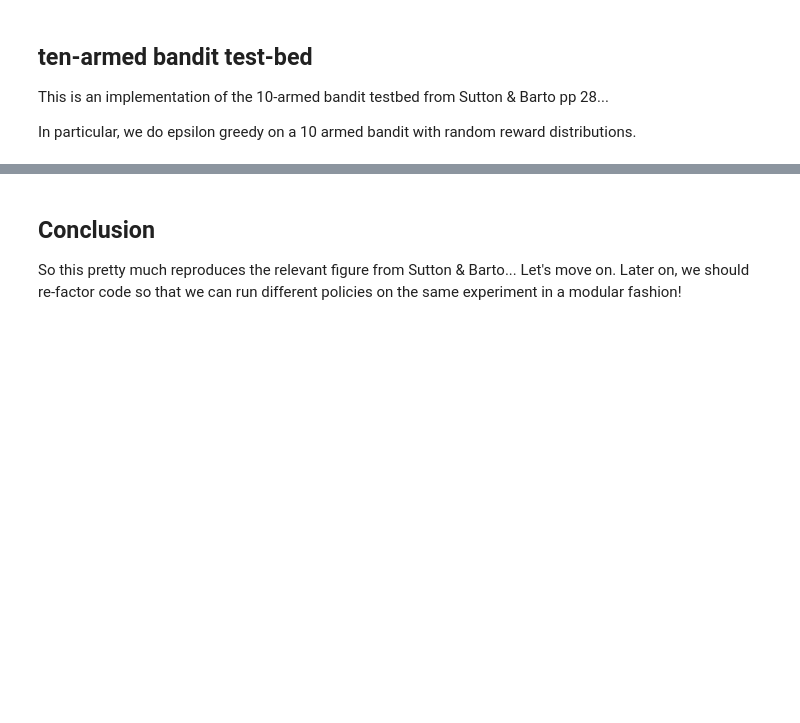
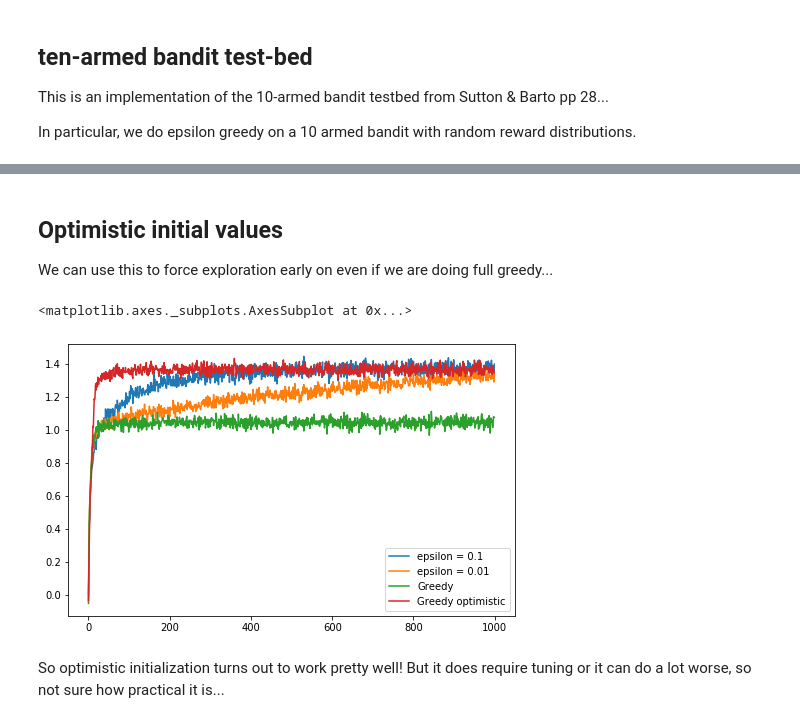
Before and after one commit to kjung/Sutton_Barto, a Jupyter notebook: notebooks/2020_12_23_k-armed-bandits.ipynb, the cells around one changed output, grey strips where cells are left out. Saved outputs shown, nothing was run; the diff lists cells and outputs as text; code cells hidden in the pictures; blank space fills up the shorter version.

```diff
--- a/notebooks/2020_12_23_k-armed-bandits.ipynb
+++ b/notebooks/2020_12_23_k-armed-bandits.ipynb
@@ -159,3 +149,48 @@ sns.scatterplot(
-# %% [markdown]
-## Conclusion
-So this pretty much reproduces the relevant figure from Sutton & Barto...  Let's move on.  Later on, we should re-factor code so that we can run different policies on the same experiment in a modular fashion!
+# %% [markdown]
+## Optimistic initial values
+We can use this to force exploration early on even if we are doing full greedy...
+# %%
+reward_at_times_list = []
+#for i in tqdm(range(num_runs)):
+for i in range(num_runs):
+    reward_at_time, choice_at_time, estimates = do_run(
+        K=K,
+        epsilon=0.0,
+        num_timesteps=num_timesteps,
+        init_value=1.,
+    )
+    reward_at_times_list.append(reward_at_time)
+reward_at_times = np.vstack(reward_at_times_list)
+mean_reward_at_times_optimistic = np.mean(reward_at_times, axis=0)
+# %%
+fig, ax = plt.subplots(1,1, figsize=(8,5))
+times = np.arange(len(mean_reward_at_times_eps_01))
+sns.lineplot(
+    x=times,
+    y=mean_reward_at_times_eps_01,
+    ax=ax,
+    label='epsilon = 0.1'
+)
+sns.lineplot(
+    x=times,
+    y=mean_reward_at_times_eps_001,
+    ax=ax,
+    label='epsilon = 0.01'
+)
+sns.lineplot(
+    x=times,
+    y=mean_reward_at_times_greedy,
+    ax=ax,
+    label='Greedy'
+)
+sns.lineplot(
+    x=times,
+    y=mean_reward_at_times_optimistic,
+    ax=ax,
+    label='Greedy optimistic'
+)
+# %% [output]
+<matplotlib.axes._subplots.AxesSubplot at 0x...>
+[figure, added]
+# %% [markdown]
+So optimistic initialization turns out to work pretty well!  But it does require tuning or it can do a lot worse, so not sure how practical it is...
```
Also changed, not shown: parts of 17 cells of this notebook.
